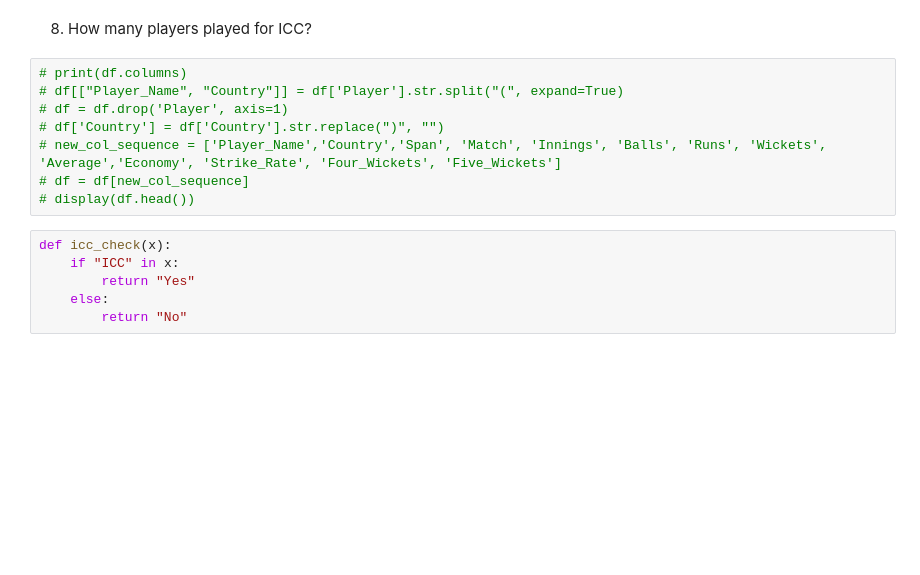
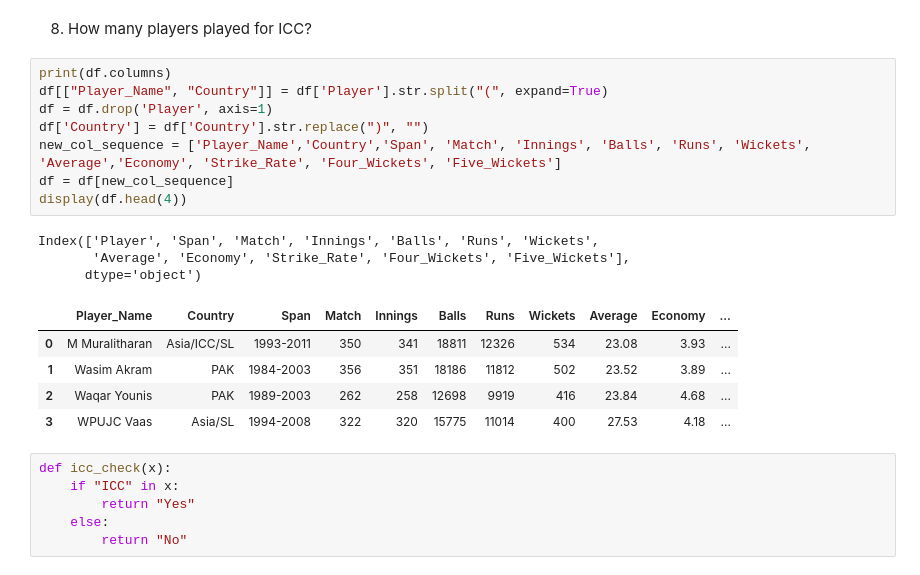
Before and after one commit to Farhana-afrin/Homework_Python_EMK, a Jupyter notebook: ODI_Bowlers_Analysis_FAD.ipynb, the cells around one changed output. Drawn from its saved outputs; the diff is of its cells as text; blank space fills up the shorter version.

```diff
--- a/ODI_Bowlers_Analysis_FAD.ipynb
+++ b/ODI_Bowlers_Analysis_FAD.ipynb
@@ -127,13 +138,22 @@ display(df.head(4))
 # %% [markdown]
 8. How many players played for ICC?
 # %%
-# print(df.columns)
-# df[["Player_Name", "Country"]] = df['Player'].str.split("(", expand=True)
-# df = df.drop('Player', axis=1)
-# df['Country'] = df['Country'].str.replace(")", "")
-# new_col_sequence = ['Player_Name','Country','Span', 'Match', 'Innings', 'Balls', 'Runs', 'Wickets', 'Average','Economy', 'Strike_Rate', 'Four_Wickets', 'Five_Wickets']
-# df = df[new_col_sequence]
-# display(df.head())
+print(df.columns)
+df[["Player_Name", "Country"]] = df['Player'].str.split("(", expand=True)
+df = df.drop('Player', axis=1)
+df['Country'] = df['Country'].str.replace(")", "")
+new_col_sequence = ['Player_Name','Country','Span', 'Match', 'Innings', 'Balls', 'Runs', 'Wickets', 'Average','Economy', 'Strike_Rate', 'Four_Wickets', 'Five_Wickets']
+df = df[new_col_sequence]
+display(df.head(4))
+# %% [output]
+Index(['Player', 'Span', 'Match', 'Innings', 'Balls', 'Runs', 'Wickets',
+       'Average', 'Economy', 'Strike_Rate', 'Four_Wickets', 'Five_Wickets'],
+      dtype='object')
+|  | Player_Name | Country | Span | Match | Innings | Balls | Runs | Wickets | Average | Economy | ... |
+| 0 | M Muralitharan | Asia/ICC/SL | 1993-2011 | 350 | 341 | 18811 | 12326 | 534 | 23.08 | 3.93 | ... |
+| 1 | Wasim Akram | PAK | 1984-2003 | 356 | 351 | 18186 | 11812 | 502 | 23.52 | 3.89 | ... |
+| 2 | Waqar Younis | PAK | 1989-2003 | 262 | 258 | 12698 | 9919 | 416 | 23.84 | 4.68 | ... |
+| 3 | WPUJC Vaas | Asia/SL | 1994-2008 | 322 | 320 | 15775 | 11014 | 400 | 27.53 | 4.18 | ... |
 # %%
 def icc_check(x):
     if "ICC" in x:
```
Also changed, not shown: parts of 6 cells of this notebook.
